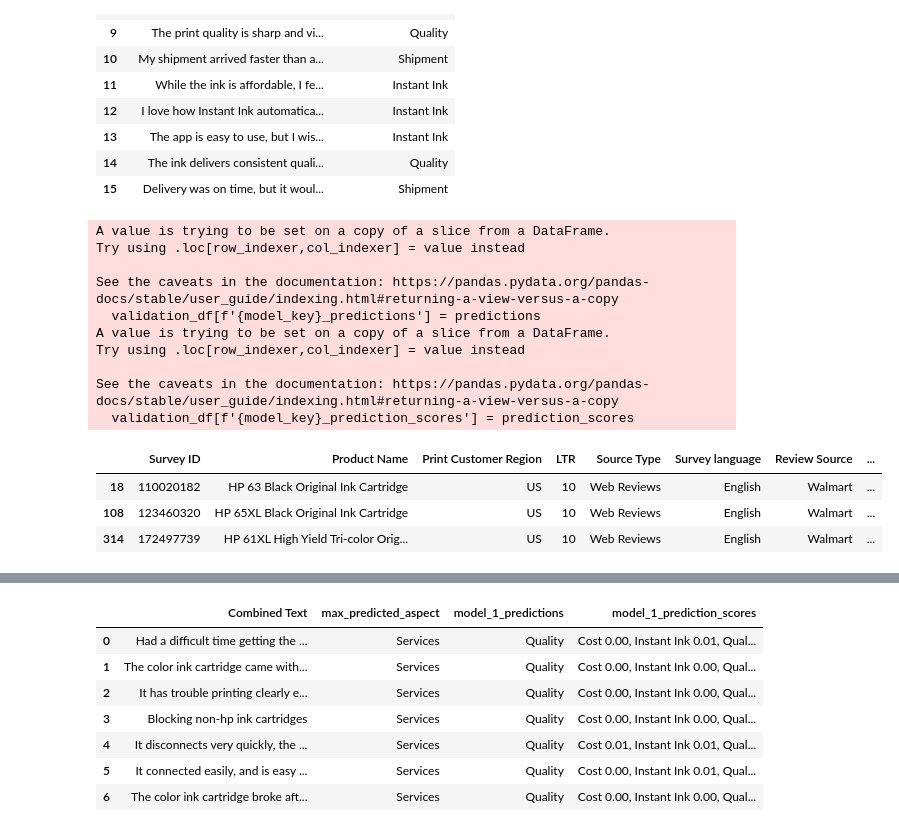
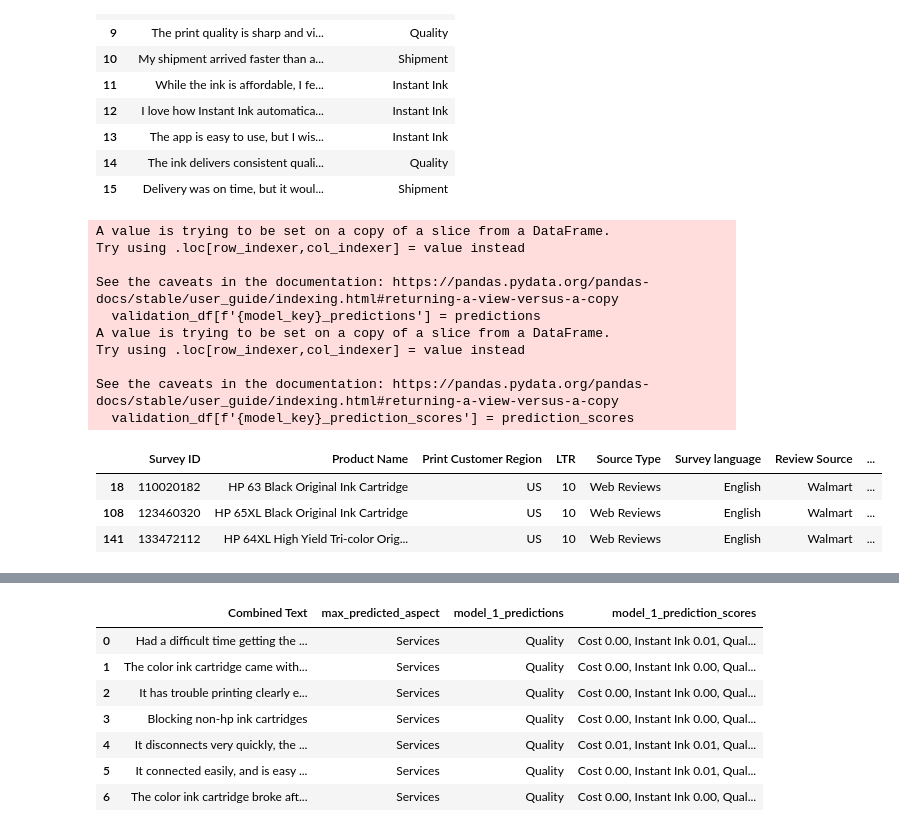
Before and after one commit to wd686/InkSightAnalyzer, a Jupyter notebook: distilbert (category).ipynb, the cells around one changed output, grey strips where cells are left out. Drawn from its saved outputs; the diff is of its cells as text; code cells hidden in the pictures.

```diff
--- a/distilbert (category).ipynb
+++ b/distilbert (category).ipynb
@@ -66,15 +66,15 @@ def count_sentences(text):
 df['sentence_count'] = df['Combined Text'].apply(count_sentences)
 
 # 2.2 Filter by Review Length and/or Tokens
-token_threshold = 20
-sentence_threshold = 1
+token_threshold = 99999  # 20
+sentence_threshold = 99999   # 1
 df = df[(df['token_count'] <= token_threshold) & (df['sentence_count'] <= sentence_threshold)]
 
 # 2.3 Filter out max_predicted_aspect = 'Others'
 df = df[df['max_predicted_aspect'] != '0'] ### Switch
 
 # 3. Filter by Date,  Training: <Apr-24, Validation: Apr-24)
-mmm_yy1 = 'Jan-23'
+mmm_yy1 = 'Mar-23'
 mmm_yy2 = 'Apr-24'
 df['date'] = pd.to_datetime(df['Month of Response Date'], format='%b-%y')
 cutoff_date1 = pd.to_datetime(mmm_yy1, format='%b-%y')
@@ -419,9 +420,9 @@ plot_training_curves(trainer)
 # %%
 model_paths = {
-    'model_1': 'models/distilbert aspect classification 131024'
+    'model_1': 'models/distilbert aspect classification 181024'
 }
 
-aspect_labels = ['Cost', 'Instant Ink', 'Quality', 'Services', 'Shipment']
+aspect_labels = ['Customer Service', 'Delivery', 'Price', 'Product Quality']
 
 label_encoder.fit(aspect_labels)
 
@@ -511,10 +512,10 @@ results_df
 | 15 | Delivery was on time, but it woul... | Shipment |
 # %%
 model_paths = {
-    'model_1': 'models/distilbert aspect classification 131024',
+    'model_1': 'models/distilbert aspect classification 181024',
 }
 
-aspect_labels = ['Cost', 'Instant Ink', 'Quality', 'Services', 'Shipment']
+aspect_labels = ['Customer Service', 'Delivery', 'Price', 'Product Quality']
 
 label_encoder.fit(aspect_labels)
 
@@ -560,35 +561,35 @@ def get_predictions(model, tokenizer, texts):
         prediction_scores.append(category_scores)
 
     return predictions, prediction_scores
 
 # Prepare to store predictions
 for model_key in model_paths.keys():
     # Get predictions for the current model
     predictions, prediction_scores = get_predictions(models[model_key], tokenizers[model_key], validation_df['Combined Text'].tolist())
 
     # Add predictions to the DataFrame
     validation_df[f'{model_key}_predictions'] = predictions
 
     # Add prediction scores to the DataFrame (as a string or list for better display)
     validation_df[f'{model_key}_prediction_scores'] = prediction_scores
 
-validation_df.to_csv('validation_predictions.csv', index=False)
+validation_df.to_csv('validation_predictions 181024.csv', index=False)
 validation_df.head(3)
 # %% [output]
 A value is trying to be set on a copy of a slice from a DataFrame.
 Try using .loc[row_indexer,col_indexer] = value instead
 
 See the caveats in the documentation: https://pandas.pydata.org/pandas-docs/stable/user_guide/indexing.html#returning-a-view-versus-a-copy
   validation_df[f'{model_key}_predictions'] = predictions
 A value is trying to be set on a copy of a slice from a DataFrame.
 Try using .loc[row_indexer,col_indexer] = value instead
 
 See the caveats in the documentation: https://pandas.pydata.org/pandas-docs/stable/user_guide/indexing.html#returning-a-view-versus-a-copy
   validation_df[f'{model_key}_prediction_scores'] = prediction_scores
 |  | Survey ID | Product Name | Print Customer Region | LTR | Source Type | Survey language | Review Source | ... |
 | 18 | 110020182 | HP 63 Black Original Ink Cartridge | US | 10 | Web Reviews | English | Walmart | ... |
 | 108 | 123460320 | HP 65XL Black Original Ink Cartridge | US | 10 | Web Reviews | English | Walmart | ... |
-| 314 | 172497739 | HP 61XL High Yield Tri-color Orig... | US | 10 | Web Reviews | English | Walmart | ... |
+| 141 | 133472112 | HP 64XL High Yield Tri-color Orig... | US | 10 | Web Reviews | English | Walmart | ... |
 # %%
 # Function to plot confusion matrix
 def plot_confusion_matrix(cm, categories, title='Confusion Matrix'):
```
Also changed, not shown: parts of 7 cells of this notebook.
